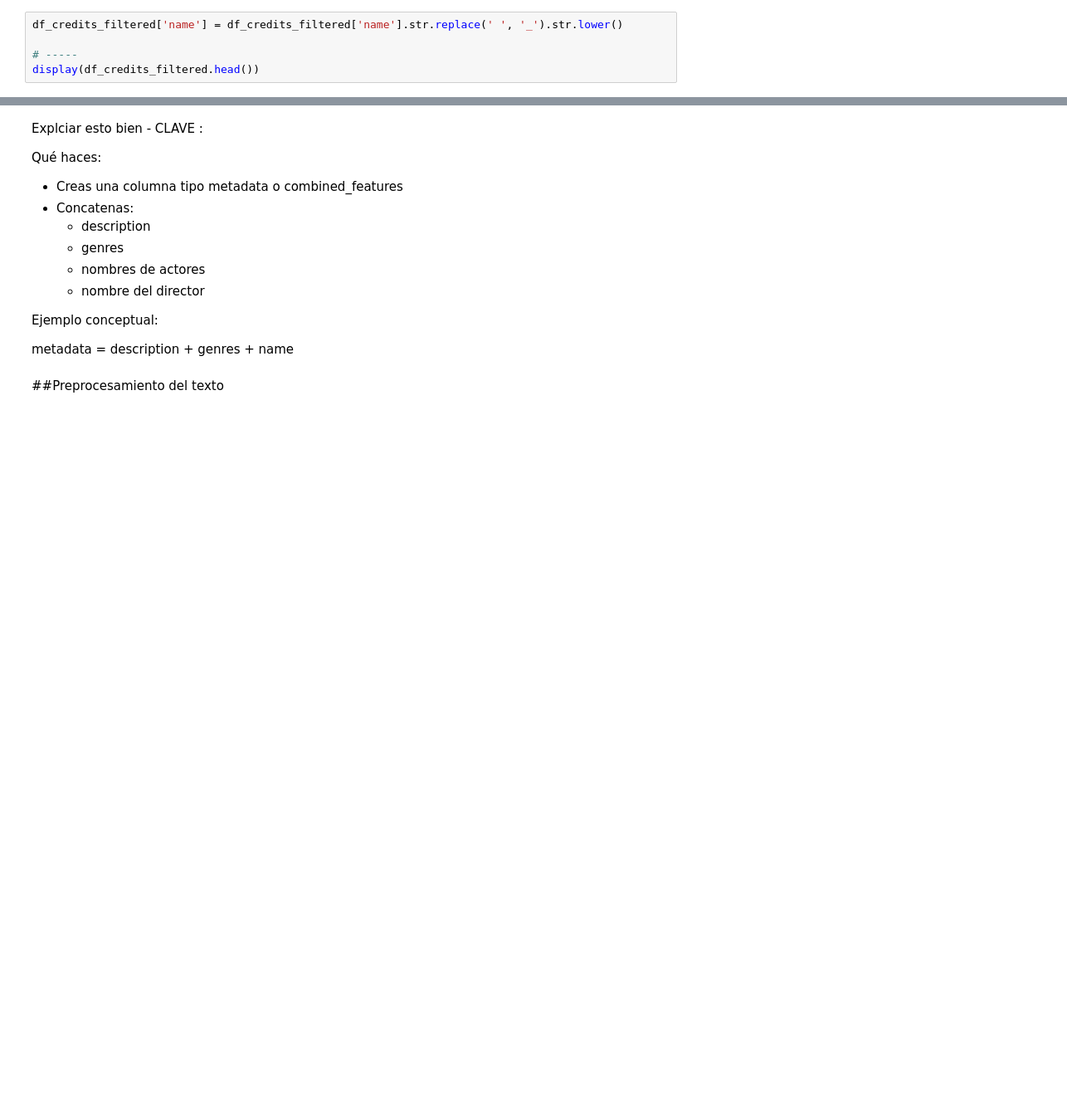
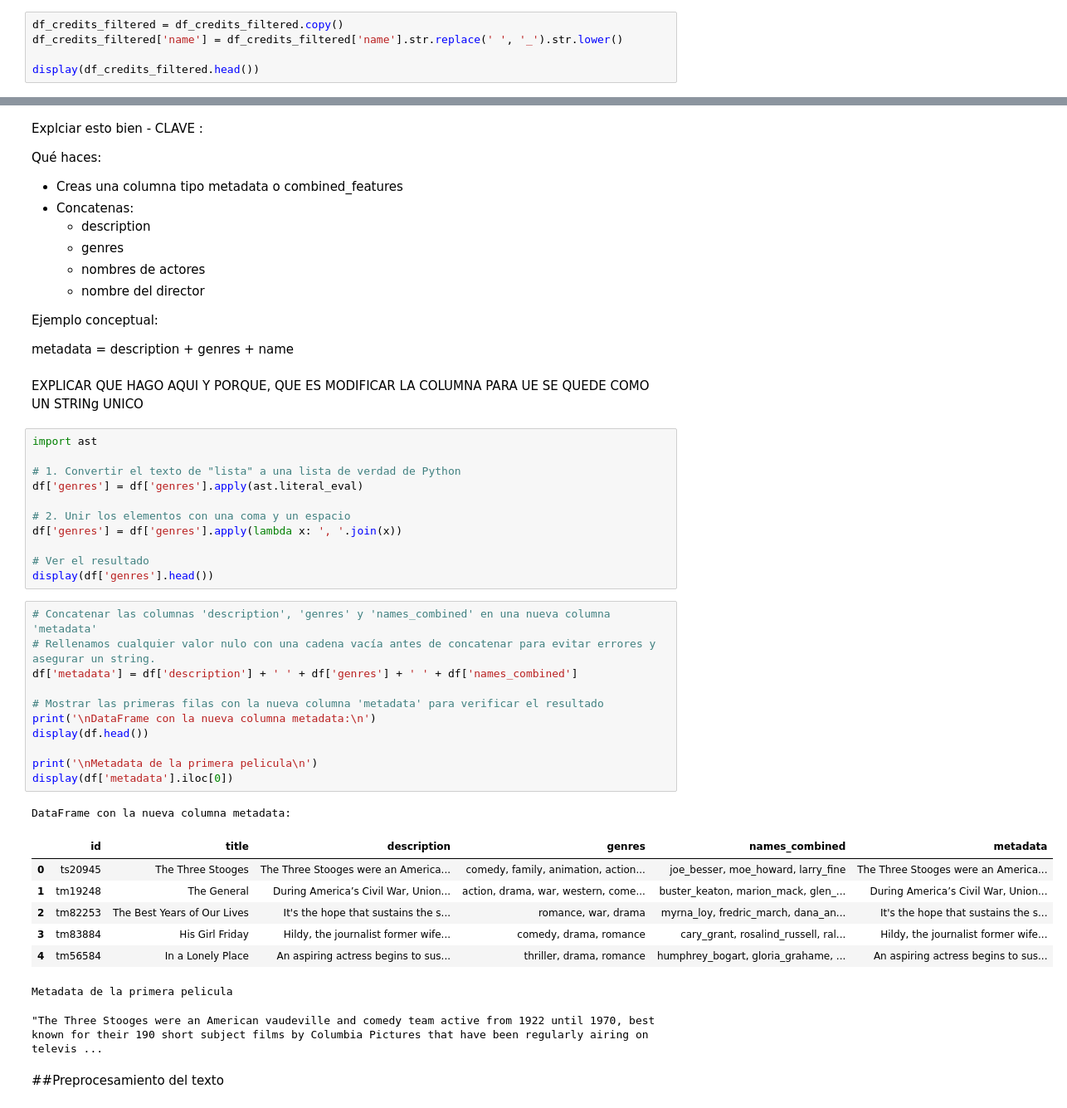
Before and after one commit to perezbrotonsluis/movie-tv-recommender, a Jupyter notebook: notebooks/02_preprocesamiento.ipynb, the cells around one changed output, grey strips where cells are left out. Shown at 83% size. Drawn from its saved outputs; the diff is of its cells as text; blank space fills up the shorter version.

Commit message:
Preprocesamiento estructural y creación de la columna de metadatos

```diff
--- a/notebooks/02_preprocesamiento.ipynb
+++ b/notebooks/02_preprocesamiento.ipynb
@@ -96,8 +96,8 @@ Para preparar la columna names_combined para el futuro recomendador TF-IDF, vamo
 # %% [markdown]
 #### Formateo de los nombres para TF-IDF
 # %%
+df_credits_filtered = df_credits_filtered.copy()
 df_credits_filtered['name'] = df_credits_filtered['name'].str.replace(' ', '_').str.lower()
 
-# -----
 display(df_credits_filtered.head())
 # %% [output]
@@ -226,6 +275,42 @@ Qué haces:
 Ejemplo conceptual:
 
 metadata = description + genres + name
+# %% [markdown]
+
+
+EXPLICAR QUE HAGO AQUI Y PORQUE, QUE ES MODIFICAR LA COLUMNA PARA UE SE QUEDE COMO UN STRINg UNICO
+# %%
+import ast
+
+# 1. Convertir el texto de "lista" a una lista de verdad de Python
+df['genres'] = df['genres'].apply(ast.literal_eval)
+
+# 2. Unir los elementos con una coma y un espacio
+df['genres'] = df['genres'].apply(lambda x: ', '.join(x))
+
+# Ver el resultado
+display(df['genres'].head())
+# %%
+# Concatenar las columnas 'description', 'genres' y 'names_combined' en una nueva columna 'metadata'
+# Rellenamos cualquier valor nulo con una cadena vacía antes de concatenar para evitar errores y asegurar un string.
+df['metadata'] = df['description'] + ' ' + df['genres'] + ' ' + df['names_combined']
+
+# Mostrar las primeras filas con la nueva columna 'metadata' para verificar el resultado
+print('\nDataFrame con la nueva columna metadata:\n')
+display(df.head())
+
+print('\nMetadata de la primera pelicula\n')
+display(df['metadata'].iloc[0])
+# %% [output]
+DataFrame con la nueva columna metadata:
+|  | id | title | description | genres | names_combined | metadata |
+| 0 | ts20945 | The Three Stooges | The Three Stooges were an America... | comedy, family, animation, action... | joe_besser, moe_howard, larry_fine | The Three Stooges were an America... |
+| 1 | tm19248 | The General | During America’s Civil War, Union... | action, drama, war, western, come... | buster_keaton, marion_mack, glen_... | During America’s Civil War, Union... |
+| 2 | tm82253 | The Best Years of Our Lives | It's the hope that sustains the s... | romance, war, drama | myrna_loy, fredric_march, dana_an... | It's the hope that sustains the s... |
+| 3 | tm83884 | His Girl Friday | Hildy, the journalist former wife... | comedy, drama, romance | cary_grant, rosalind_russell, ral... | Hildy, the journalist former wife... |
+| 4 | tm56584 | In a Lonely Place | An aspiring actress begins to sus... | thriller, drama, romance | humphrey_bogart, gloria_grahame, ... | An aspiring actress begins to sus... |
+Metadata de la primera pelicula
+"The Three Stooges were an American vaudeville and comedy team active from 1922 until 1970, best known for their 190 short subject films by Columbia Pictures that have been regularly airing on televis ...
 # %% [markdown]
 ##Preprocesamiento del texto
 # %% [markdown]
```
Also changed, not shown: parts of 4 cells of this notebook.
